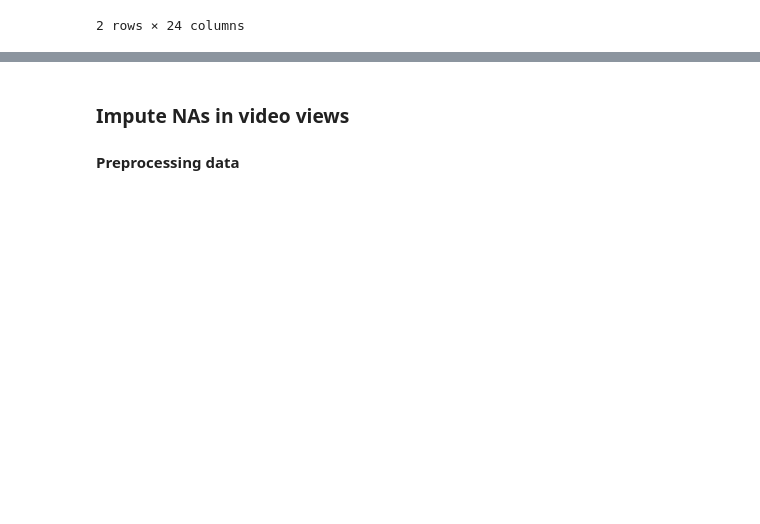
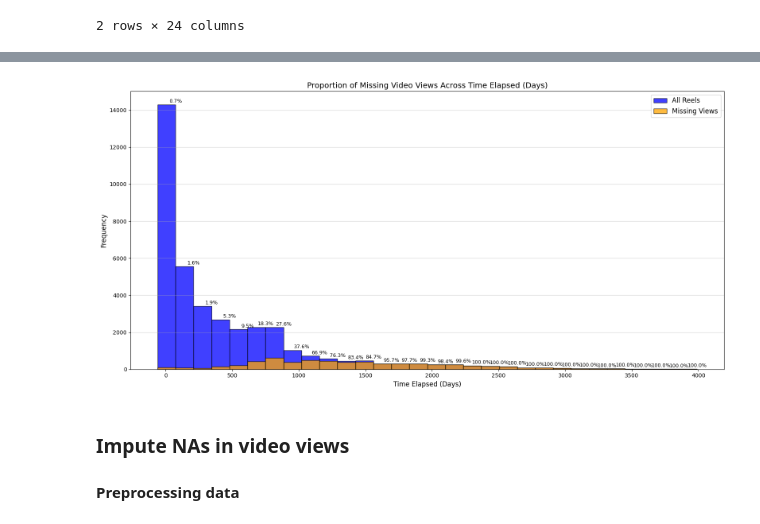
Before and after one commit to Mirrien-Liang/posting-time-impact-analysis, a Jupyter notebook: notebooks/data_cleaning.ipynb, the cells around one changed output, grey strips where cells are left out. Drawn from its saved outputs; the diff is of its cells as text; code cells hidden in the pictures; blank space fills up the shorter version.

Commit message:
Changed plot type for NA views distribution over time elapsed;

```diff
--- a/notebooks/data_cleaning.ipynb
+++ b/notebooks/data_cleaning.ipynb
@@ -680,3 +655,75 @@ plt.show()
+# %%
+# Define bins for histogram
+bin_edges = np.histogram_bin_edges(
+    augmented["time_elapsed"].dt.days,
+    bins=30,
+)
+
+# Histogram data for all reels
+all_reels, _ = np.histogram(
+    augmented["time_elapsed"].dt.days,
+    bins=bin_edges,
+)
+
+# Histogram data for missing video views
+missing_views, _ = np.histogram(
+    augmented[augmented["video_view_count"].isna()]["time_elapsed"].dt.days,
+    bins=bin_edges,
+)
+
+# Calculate proportions
+proportions = (missing_views / all_reels) * 100
+
+# Plot stacked histogram
+plt.figure(figsize=(16, 8))  # Larger figure size
+
+# Bars for all reels
+plt.bar(
+    bin_edges[:-1],
+    all_reels,
+    width=np.diff(bin_edges),
+    alpha=0.75,
+    color="blue",
+    edgecolor="black",
+    label="All Reels",
+)
+
+# Bars for missing views (stacked)
+plt.bar(
+    bin_edges[:-1],
+    missing_views,
+    width=np.diff(bin_edges),
+    alpha=0.75,
+    color="orange",
+    edgecolor="black",
+    label="Missing Views",
+)
+
+# Add percentages on top of the bars
+for i, (x, total, missing) in enumerate(zip(bin_edges[:-1], all_reels, missing_views)):
+    if total > 0:  # Avoid division by zero
+        percentage = (missing / total) * 100
+        plt.text(
+            x + np.diff(bin_edges)[i] / 2,
+            total + 100,  # Adjust y-position for clarity
+            f"{percentage:.1f}%",
+            ha="center",
+            fontsize=9,
+            color="black",
+        )
+
+# Add titles and labels
+plt.title("Proportion of Missing Video Views Across Time Elapsed (Days)", fontsize=14)
+plt.xlabel("Time Elapsed (Days)", fontsize=12)
+plt.ylabel("Frequency", fontsize=12)
+plt.legend(fontsize=12)
+plt.grid(axis="y", alpha=0.5)
+
+# Show plot
+plt.tight_layout()
+plt.show()
+# %% [output]
+[figure, added]
 # %% [markdown]
 ### Impute NAs in video views
 #### Preprocessing data
```
Also changed, not shown: parts of 6 cells of this notebook.
